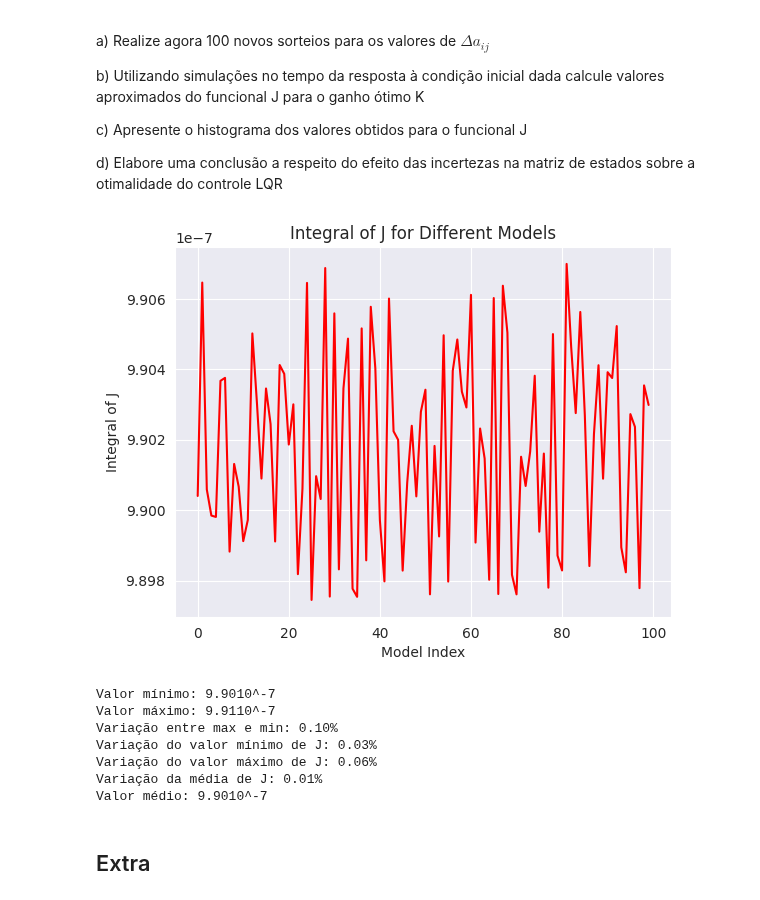
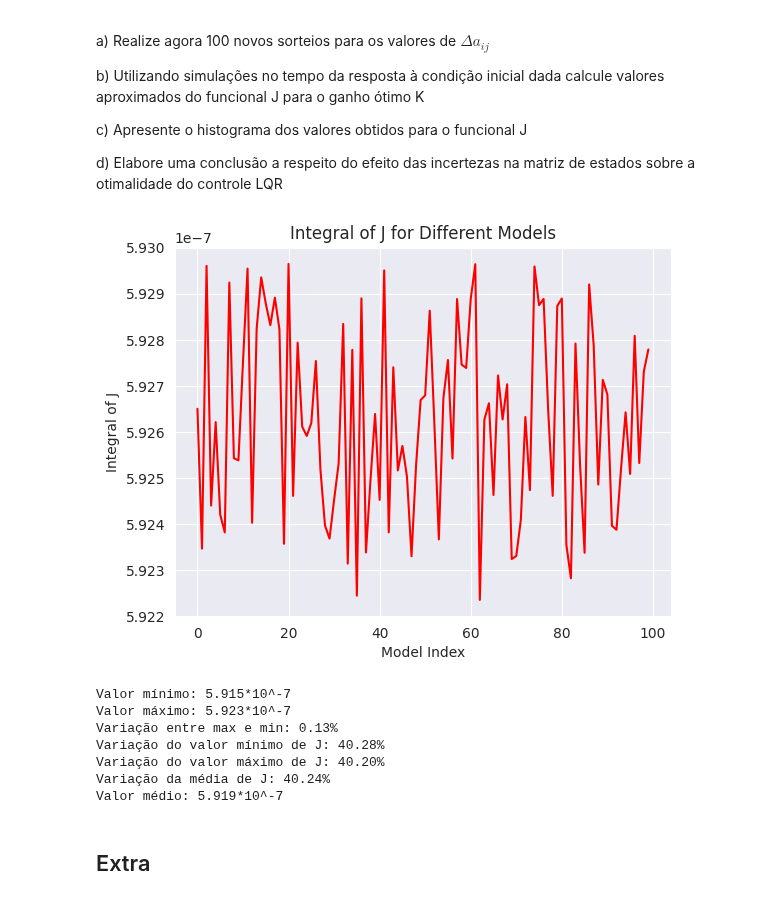
Before and after one commit to SKaiquelima/advanced-control, a Jupyter notebook: T1_SisLinCtrl/T1_SisLinCtrl.ipynb, the cells around one changed output. Cells and saved outputs as stored; diff of their text form; code cells hidden in the pictures.

```diff
--- a/T1_SisLinCtrl/T1_SisLinCtrl.ipynb
+++ b/T1_SisLinCtrl/T1_SisLinCtrl.ipynb
@@ -158,8 +158,10 @@ $$
 x0 = np.array([[0], [0], [0], [0.1]])
 
 # simulate the system with the LQR controller
-t = np.linspace(0, 5, 1000)
-# calculate dt
-dt = t[1] - t[0]
+dt = 1e-5
+t = np.arange(0, 5, dt)
+
 y, t, x = matlab.lsim(sys, 0 * t, t, x0)
 ylqr, t, xlqr = matlab.lsim(sys_lqr, 0 * t, t, x0)
+
+dt
@@ -258,59 +262,52 @@ for i in range(MAX):
     # simulate the system with the LQR controller
     ylqr, t, xlqr = matlab.lsim(sys_lqr, 0 * t, t, x0)
 
-    # Calculate J (thoery)
-    J = np.dot(np.dot(x0.T, S), x0)
-
     # Calculate J (simulation)
     ylqr = ylqr.T
+    Ji_temp = 0
+    Ji = np.array([])
     for j in range(len(ylqr)):
         Ji_temp = ylqr[:, j].T @ Q @ ylqr[:, j] + (-K @ ylqr[:, j]).T @ R @ (-K @ ylqr[:, j])
         Ji = np.append(Ji, Ji_temp)
 
     Ji_array = np.append(Ji_array, np.trapz(Ji) * dt)
-
-    # Append the value of J to the list
-    Jp_list.append(J)
 # %%
-# Assuming functional_J_values is a list
-functional_J_values = np.array(Jp).flatten()
-
 # Create a list of model indices
 model_indices = list(range(MAX))
 
 # Plot the integral of J for each model
-plt.plot(model_indices, functional_J_values, label='Integral of J', color='red')
+plt.plot(model_indices, Ji_array, label='Integral of J', color='red')
 plt.xlabel('Model Index')
 plt.ylabel('Integral of J')
 plt.title('Integral of J for Different Models')
 plt.show()
 # %% [output]
-[figure, old version]
+[figure, new version]
 # %%
 # Variação entre max e min
 ji_max = max(functional_J_values)
 ji_min = min(functional_J_values)
-var = (ji_max - ji_min) / ji_max * 100  # Calcula o quanto há de variação do Funcional J das iterações
+var = (ji_max - ji_min) / ji_min * 100  # Calcula o quanto há de variação do Funcional J das iterações
 v1 = abs(ji_min - J) / J * 100  # Quanto que o valor máximo do Funcional da iteração varia de J
 v2 = abs(ji_max - J) / J * 100  # Quanto que o valor mínimo do Funcional da iteração varia de J
 v_med_J = abs(np.mean(functional_J_values) - J) / J * 100  # Quanto que a média dos Funcionais obtidos na iteração varia de J
 v_med = abs(np.mean(functional_J_values))
 
-print(f'Valor mínimo: {ji_min*1e7:.2f}*10^-7')
-print(f'Valor máximo: {ji_max*1e7:.2f}*10^-7')
+print(f'Valor mínimo: {ji_min*1e7:.3f}*10^-7')
+print(f'Valor máximo: {ji_max*1e7:.3f}*10^-7')
 print(f'Variação entre max e min: {var:.2f}%')
 print(f'Variação do valor mínimo de J: {v1[0,0]:.2f}%')
 print(f'Variação do valor máximo de J: {v2[0,0]:.2f}%')
 print(f'Variação da média de J: {v_med_J[0,0]:.2f}%')
-print(f'Valor médio: {v_med*1e7:.2f}*10^-7')
+print(f'Valor médio: {v_med*1e7:.3f}*10^-7')
 # %% [output]
-Valor mínimo: 9.9010^-7
-Valor máximo: 9.9110^-7
-Variação entre max e min: 0.10%
-Variação do valor mínimo de J: 0.03%
-Variação do valor máximo de J: 0.06%
-Variação da média de J: 0.01%
-Valor médio: 9.9010^-7
+Valor mínimo: 5.915*10^-7
+Valor máximo: 5.923*10^-7
+Variação entre max e min: 0.13%
+Variação do valor mínimo de J: 40.28%
+Variação do valor máximo de J: 40.20%
+Variação da média de J: 40.24%
+Valor médio: 5.919*10^-7
 # %% [markdown]
 ## Extra
 # %% [markdown]
```
Also changed, not shown: parts of 6 cells of this notebook, 4 other files.
